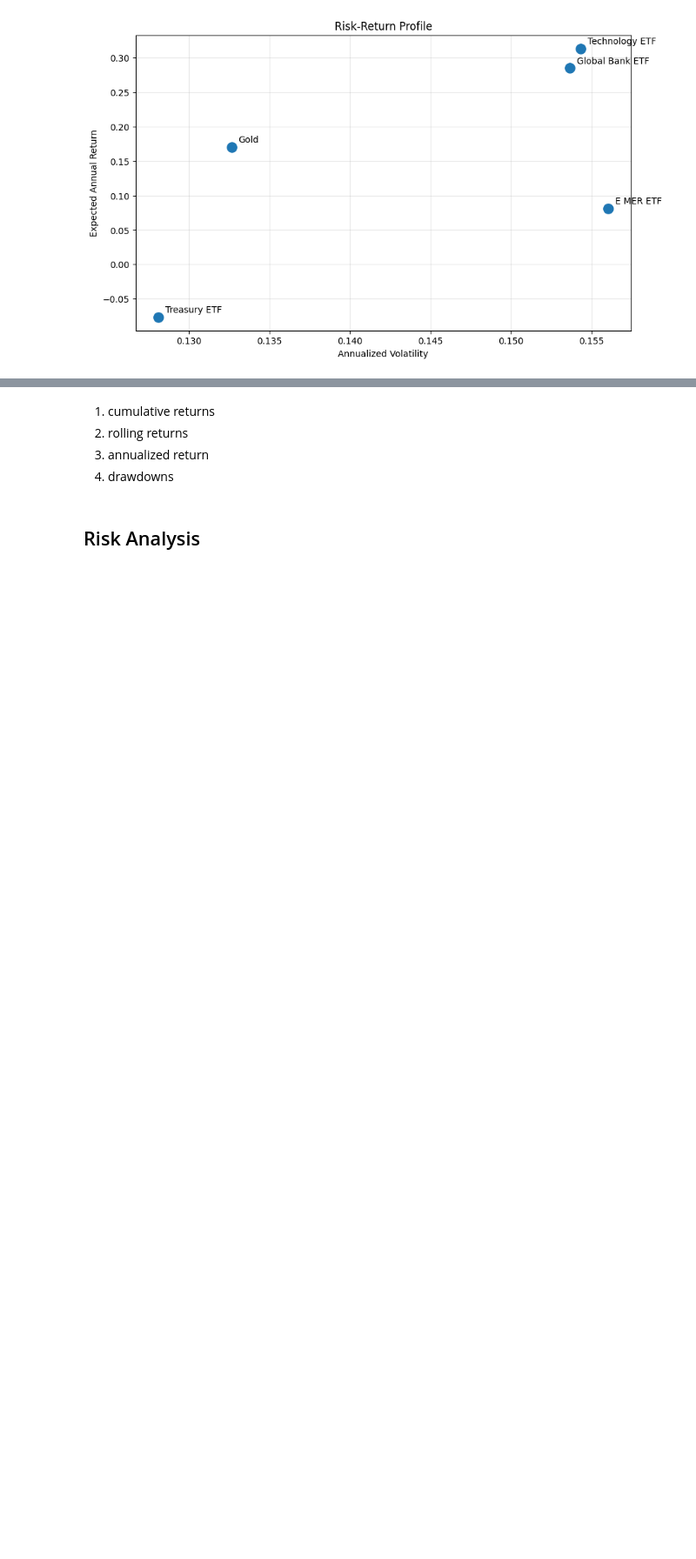
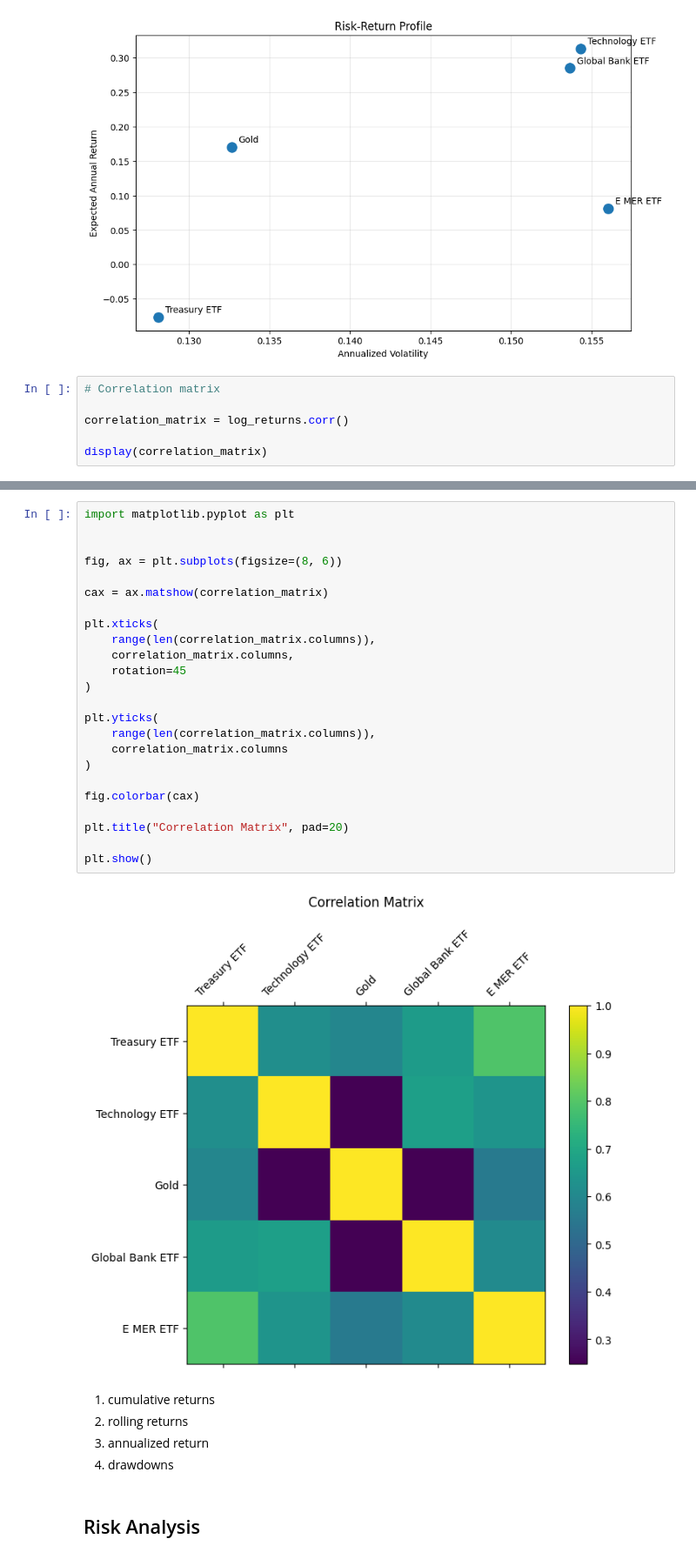
Before and after one commit to atilioalberto23/financial_risk_management, a Jupyter notebook: notebooks/quantitative_multi_asset_risk_analysis.ipynb, the cells around one changed output, grey strips where cells are left out. Shown at 87% size. Cells and saved outputs as stored; diff of their text form; blank space fills up the shorter version.

```diff
--- a/notebooks/quantitative_multi_asset_risk_analysis.ipynb
+++ b/notebooks/quantitative_multi_asset_risk_analysis.ipynb
@@ -186,3 +186,9 @@ plt.grid(alpha=0.3)
 plt.show()
 # %% [output]
 [figure]
+# %%
+# Correlation matrix
+
+correlation_matrix = log_returns.corr()
+
+display(correlation_matrix)
@@ -189,3 +202,29 @@ plt.show()
+# %%
+import matplotlib.pyplot as plt
+
+
+fig, ax = plt.subplots(figsize=(8, 6))
+
+cax = ax.matshow(correlation_matrix)
+
+plt.xticks(
+    range(len(correlation_matrix.columns)),
+    correlation_matrix.columns,
+    rotation=45
+)
+
+plt.yticks(
+    range(len(correlation_matrix.columns)),
+    correlation_matrix.columns
+)
+
+fig.colorbar(cax)
+
+plt.title("Correlation Matrix", pad=20)
+
+plt.show()
+# %% [output]
+[figure, added]
 # %% [markdown]
 1. cumulative returns
 2. rolling returns
```
Also changed, not shown: parts of 1 cell of this notebook.
